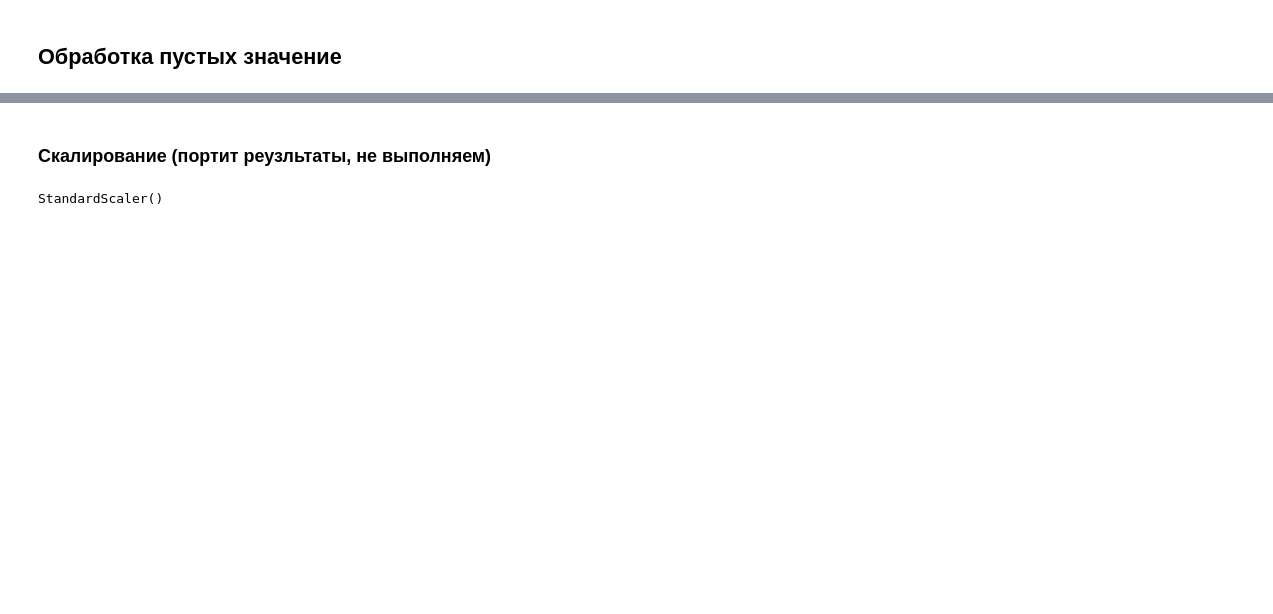
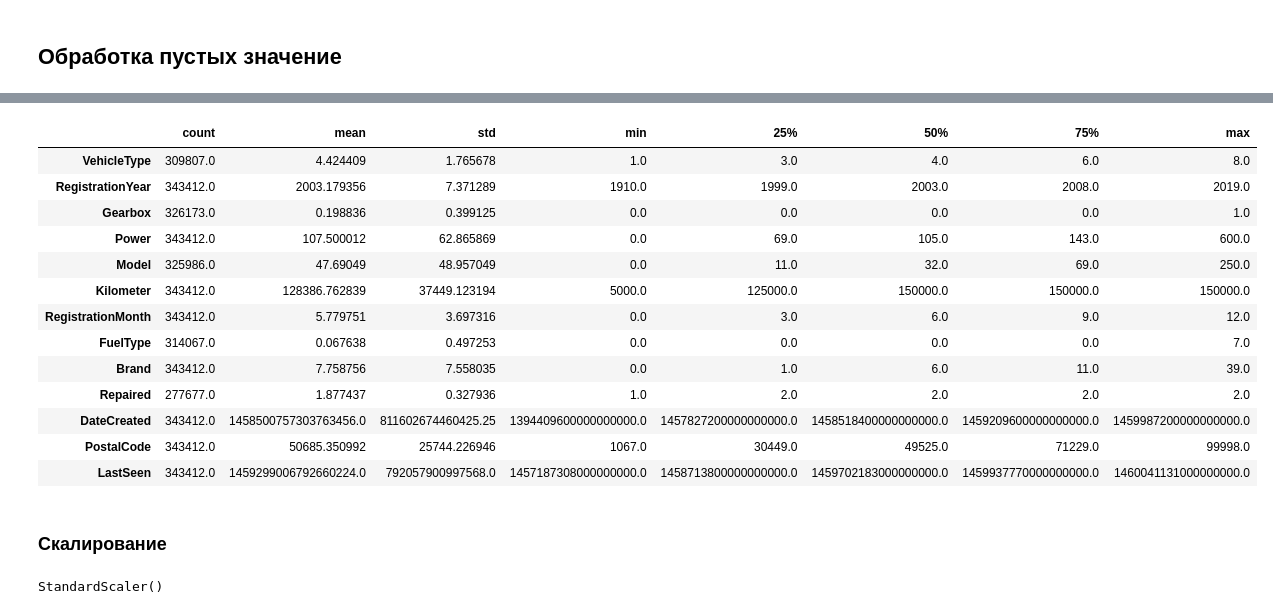
Before and after one commit to Gvozdyara/ml-tariff-classification, a Jupyter notebook: Задача 2 оценка стоимости авто/price.ipynb, the cells around one changed output, grey strips where cells are left out. Drawn from its saved outputs; the diff is of its cells as text; code cells hidden in the pictures; blank space fills up the shorter version.

```diff
--- a/Задача 2 оценка стоимости авто/price.ipynb
+++ b/Задача 2 оценка стоимости авто/price.ipynb
@@ -366,0 +418,20 @@ dtype: int64
+# %%
+
+def predict_na_class(col_name: str, df_for_imputation: pd.DataFrame):
+    need_to_predict = df_for_imputation.loc[df_for_imputation[col_name].isnull()].drop(col_name, axis=1)
+    train_set = df_for_imputation.drop(need_to_predict.index).dropna()
+
+    X = train_set.drop(col_name, axis=1)
+    y = train_set[col_name]
+
+    X_train, X_test, y_train, y_test = train_test_split(
+        X, y, test_size=0.1, random_state=RANDOM_SEED)
+
+    gbm = lightgbm.LGBMClassifier(random_state=33, early_stopping_rounds = 5, n_estimators=500)
+    gbm.fit(X_train,  y_train, eval_set=[(X_test, y_test)])
+    need_to_predict[col_name] =  gbm3.predict(need_to_predict)
+    df_for_imputation.loc[df_for_imputation[col_name].isna(), col_name] = need_to_predict[col_name].values
+    return df_for_imputation
+# %%
+df_for_imputation = df.copy().drop("Price", axis=1)
+df_for_imputation = predict_na_class("VehicleType", df_for_imputation)
@@ -366,0 +460,2 @@ dtype: int64
+# %%
+df_for_imputation = predict_na_class("Model", df_for_imputation)
@@ -366,0 +483,2 @@ dtype: int64
+# %%
+df_for_imputation = predict_na_class("Repaired", df_for_imputation)
@@ -366,0 +515,17 @@ dtype: int64
+# %%
+df_for_imputation.describe().T
+# %% [output]
+|  | count | mean | std | min | 25% | 50% | 75% | max |
+| VehicleType | 309807.0 | 4.424409 | 1.765678 | 1.0 | 3.0 | 4.0 | 6.0 | 8.0 |
+| RegistrationYear | 343412.0 | 2003.179356 | 7.371289 | 1910.0 | 1999.0 | 2003.0 | 2008.0 | 2019.0 |
+| Gearbox | 326173.0 | 0.198836 | 0.399125 | 0.0 | 0.0 | 0.0 | 0.0 | 1.0 |
+| Power | 343412.0 | 107.500012 | 62.865869 | 0.0 | 69.0 | 105.0 | 143.0 | 600.0 |
+| Model | 325986.0 | 47.69049 | 48.957049 | 0.0 | 11.0 | 32.0 | 69.0 | 250.0 |
+| Kilometer | 343412.0 | 128386.762839 | 37449.123194 | 5000.0 | 125000.0 | 150000.0 | 150000.0 | 150000.0 |
+| RegistrationMonth | 343412.0 | 5.779751 | 3.697316 | 0.0 | 3.0 | 6.0 | 9.0 | 12.0 |
+| FuelType | 314067.0 | 0.067638 | 0.497253 | 0.0 | 0.0 | 0.0 | 0.0 | 7.0 |
+| Brand | 343412.0 | 7.758756 | 7.558035 | 0.0 | 1.0 | 6.0 | 11.0 | 39.0 |
+| Repaired | 277677.0 | 1.877437 | 0.327936 | 1.0 | 2.0 | 2.0 | 2.0 | 2.0 |
+| DateCreated | 343412.0 | 1458500757303763456.0 | 811602674460425.25 | 1394409600000000000.0 | 1457827200000000000.0 | 1458518400000000000.0 | 1459209600000000000.0 | 1459987200000000000.0 |
+| PostalCode | 343412.0 | 50685.350992 | 25744.226946 | 1067.0 | 30449.0 | 49525.0 | 71229.0 | 99998.0 |
+| LastSeen | 343412.0 | 1459299006792660224.0 | 792057900997568.0 | 1457187308000000000.0 | 1458713800000000000.0 | 1459702183000000000.0 | 1459937770000000000.0 | 1460041131000000000.0 |
@@ -367,5 +536,5 @@ dtype: int64
 # %% [markdown]
-### Скалирование (портит реузльтаты, не выполняем)
+### Скалирование
 # %%
 X = df.drop('Price', axis=1)
 y = df['Price']
```
Also changed, not shown: parts of 59 cells of this notebook.
